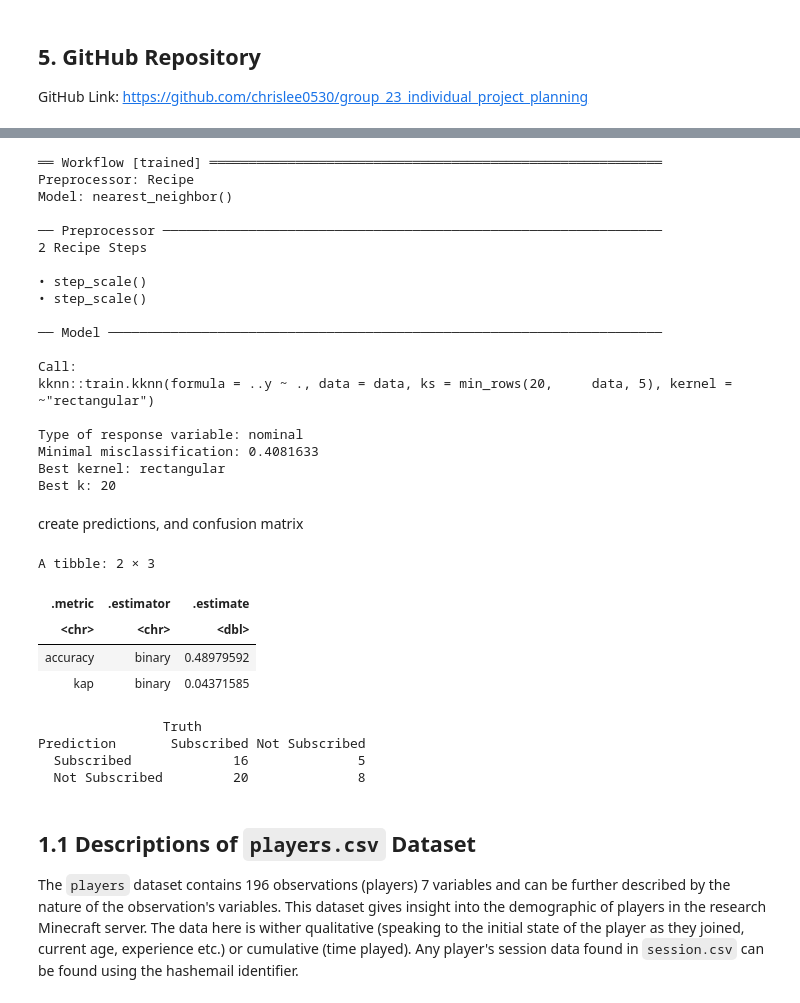
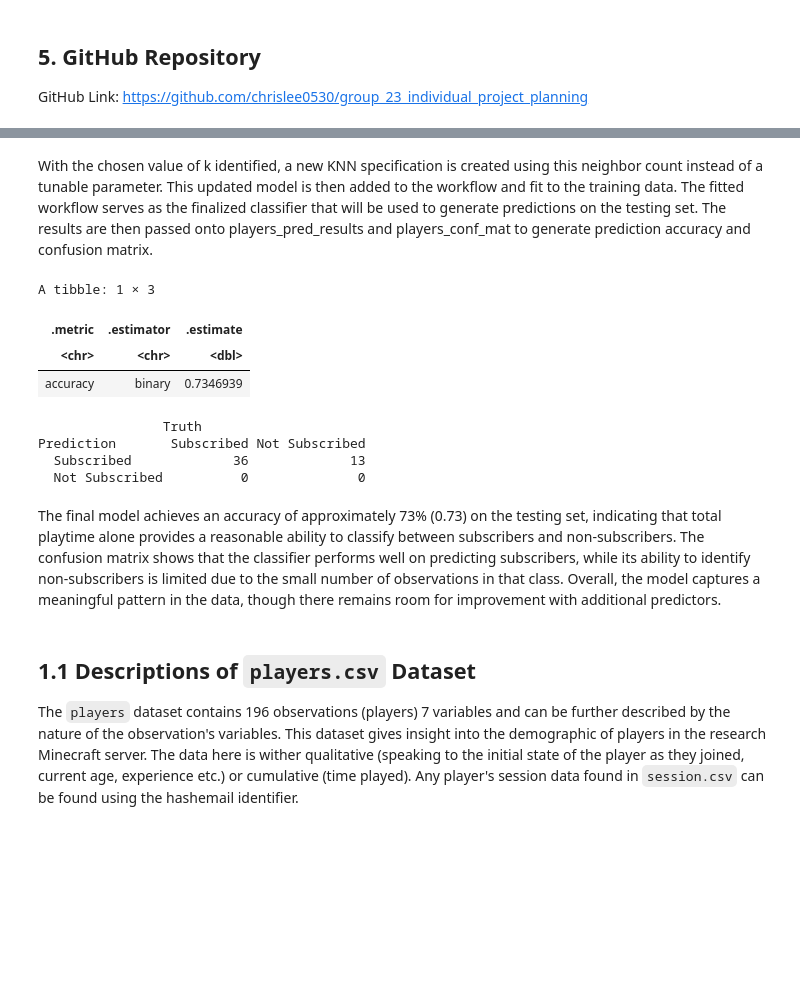
Before and after one commit to chrislee0530/group_23_project_final_report, a Jupyter notebook: group_23_project_final_report.ipynb, the cells around one changed output, grey strips where cells are left out. Drawn from its saved outputs; the diff is of its cells as text; code cells hidden in the pictures; blank space fills up the shorter version.

```diff
--- a/group_23_project_final_report.ipynb
+++ b/group_23_project_final_report.ipynb
@@ -328,60 +332,40 @@ k = 7
+# %% [markdown]
+With the chosen value of k identified, a new KNN specification is created using this neighbor count instead of a tunable parameter. This updated model is then added to the workflow and fit to the training data. The fitted workflow serves as the finalized classifier that will be used to generate predictions on the testing set. The results are then passed onto players_pred_results and players_conf_mat to generate prediction accuracy and confusion matrix.
 # %%
-## Create a new predictor model like players_spec but change neighbors (k) to 20
-players_spec_20 <- nearest_neighbor(weight_func = "rectangular", neighbors = 20) |>
+## Create a new predictor model like players_spec but change neighbors (k) to best_k, 57
+players_spec_57 <- nearest_neighbor(weight_func = "rectangular", neighbors = 57) |>
     set_engine("kknn") |>
     set_mode("classification")
 
 ## Create a fit for players, with the new specification
 players_fit <- workflow() |>
     add_recipe(players_recipe) |>
-    add_model(players_spec_20) |>
+    add_model(players_spec_57) |>
     fit(data = players_train)
 
-players_fit
+players_predictions <- predict(players_fit, players_test) |>
+    bind_cols(players_test)
+
+players_pred_results <- players_predictions |>
+     metrics(truth = subscription_status, estimate = .pred_class) |>
+     filter(.metric == "accuracy")
+
+players_conf_mat <- players_predictions |>
+     conf_mat(truth = subscription_status, estimate = .pred_class)
+
+players_pred_results
+players_conf_mat
 # %% [output]
-══ Workflow [trained] ══════════════════════════════════════════════════════════
-Preprocessor: Recipe
-Model: nearest_neighbor()
-
-── Preprocessor ────────────────────────────────────────────────────────────────
-2 Recipe Steps
-
-• step_scale()
-• step_scale()
-
-── Model ───────────────────────────────────────────────────────────────────────
-
-Call:
-kknn::train.kknn(formula = ..y ~ ., data = data, ks = min_rows(20,     data, 5), kernel = ~"rectangular")
-
-Type of response variable: nominal
-Minimal misclassification: 0.4081633
-Best kernel: rectangular
-Best k: 20
+A tibble: 1 × 3
+| .metric | .estimator | .estimate |
+| <chr> | <chr> | <dbl> |
+| accuracy | binary | 0.7346939 |
+                Truth
+Prediction       Subscribed Not Subscribed
+  Subscribed             36             13
+  Not Subscribed          0              0
 # %% [markdown]
-create predictions, and confusion matrix
+The final model achieves an accuracy of approximately 73% (0.73) on the testing set, indicating that total playtime alone provides a reasonable ability to classify between subscribers and non-subscribers. The confusion matrix shows that the classifier performs well on predicting subscribers, while its ability to identify non-subscribers is limited due to the small number of observations in that class. Overall, the model captures a meaningful pattern in the data, though there remains room for improvement with additional predictors.
-# %%
-players_predictions <- predict(players_fit, players_test) |>
-    bind_cols(players_test)
-
-players_pred_results <- players_predictions |>
-     metrics(truth = subscription_status, estimate = .pred_class)
-
-players_conf_mat <- players_predictions |>
-     conf_mat(truth = subscription_status, estimate = .pred_class)
-
-players_pred_results
-players_conf_mat
-# %% [output]
-A tibble: 2 × 3
-| .metric | .estimator | .estimate |
-| <chr> | <chr> | <dbl> |
-| accuracy | binary | 0.48979592 |
-| kap | binary | 0.04371585 |
-                Truth
-Prediction       Subscribed Not Subscribed
-  Subscribed             16              5
-  Not Subscribed         20              8
 # %% [markdown]
 ## 1.1 Descriptions of `players.csv` Dataset
 
```
Also changed, not shown: parts of 12 cells of this notebook.
